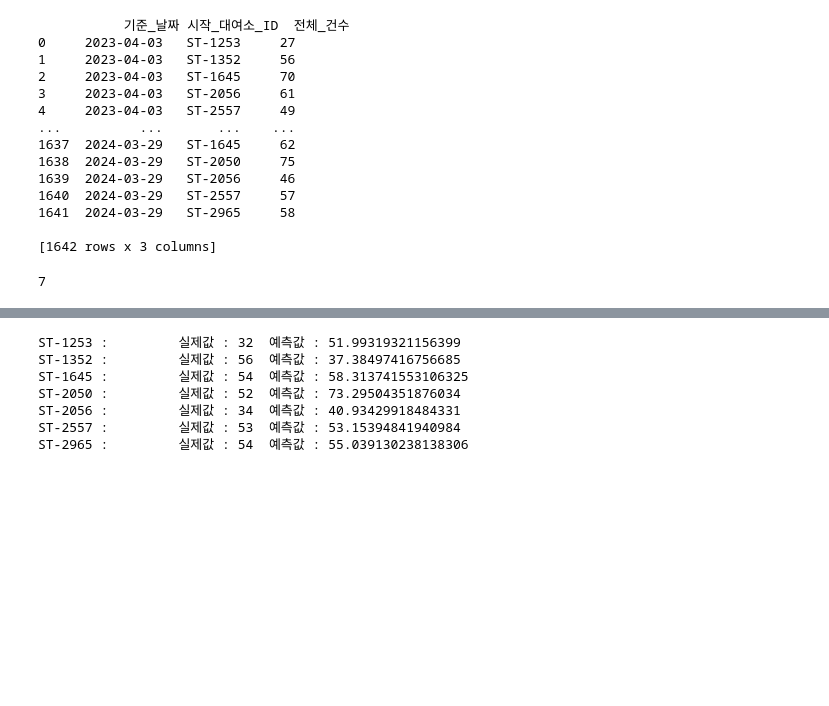
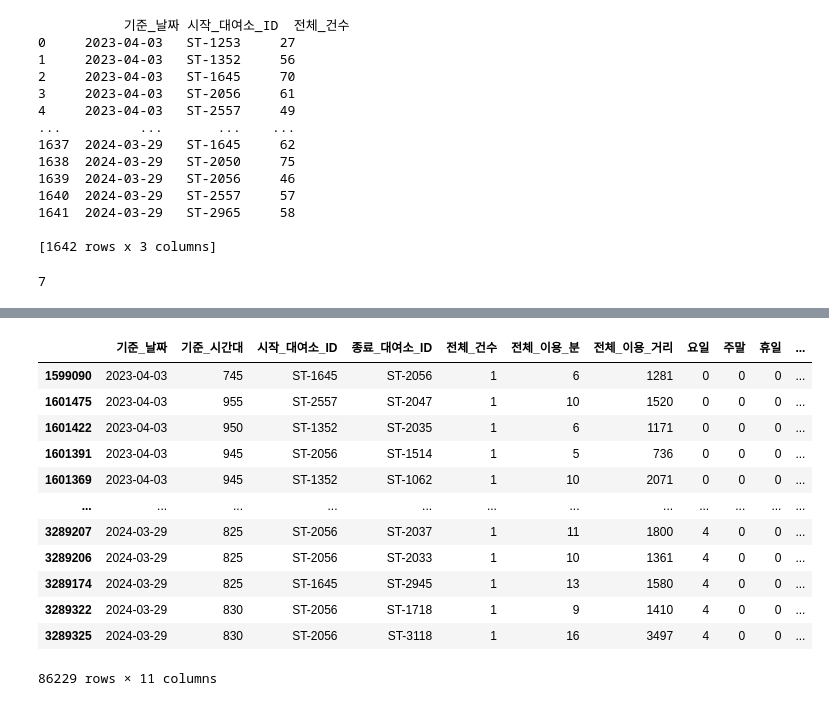
Before and after one commit to minseokpark6/SemiProject_Group3, a Jupyter notebook: Code/choiinwoo/20240507_자료.ipynb, the cells around one changed output, grey strips where cells are left out. Drawn from its saved outputs; the diff is of its cells as text; code cells hidden in the pictures; blank space fills up the shorter version.

```diff
--- a/Code/choiinwoo/20240507_자료.ipynb
+++ b/Code/choiinwoo/20240507_자료.ipynb
@@ -228,26 +238,0 @@ See the caveats in the documentation: https://pandas.pydata.org/pandas-docs/stab
-# %%
-check1 = pd.read_csv('tpss_bcycl_od_statnhm_20240401.csv',encoding='cp949')
-
-주거_강서_df1 = 주거_강서_df[주거_강서_df['시간대_구간'] == '06:00~10:00']
-# 전체 파일에서 1차 전처리 (집계_기준 2개 -> 1개로 줄임, 사용량 =0)
-check1 = check1[check1['집계_기준'] != '도착시간']
-check1 = check1[(check1['전체_이용_분'] != 0) & (check1['전체_이용_거리'] != 0)]
-
-check1['시간대_구간'] = check1['기준_시간대'].apply(divide_time_range)
-
-
-
-check1 = check1[check1['시간대_구간'] == '06:00~10:00']
-count=0
-for 주거_ID in 주거_IDs:
-    check =  check1[check1['시작_대여소_ID']==주거_ID]['전체_건수'].sum()
-    print(f"{주거_ID} :         실제값 : {check}  예측값 : {result[count]} ")
-    count+=1
-# %% [output]
-ST-1253 :         실제값 : 32  예측값 : 51.99319321156399
-ST-1352 :         실제값 : 56  예측값 : 37.38497416756685
-ST-1645 :         실제값 : 54  예측값 : 58.313741553106325
-ST-2050 :         실제값 : 52  예측값 : 73.29504351876034
-ST-2056 :         실제값 : 34  예측값 : 40.93429918484331
-ST-2557 :         실제값 : 53  예측값 : 53.15394841940984
-ST-2965 :         실제값 : 54  예측값 : 55.039130238138306
@@ -273,6 +277,22 @@ fig.update_layout(
 
 # 그래프 표시
 fig.show()
+# %%
+주거_강서_df1
+# %% [output]
+|  | 기준_날짜 | 기준_시간대 | 시작_대여소_ID | 종료_대여소_ID | 전체_건수 | 전체_이용_분 | 전체_이용_거리 | 요일 | 주말 | 휴일 | ... |
+| 1599090 | 2023-04-03 | 745 | ST-1645 | ST-2056 | 1 | 6 | 1281 | 0 | 0 | 0 | ... |
+| 1601475 | 2023-04-03 | 955 | ST-2557 | ST-2047 | 1 | 10 | 1520 | 0 | 0 | 0 | ... |
+| 1601422 | 2023-04-03 | 950 | ST-1352 | ST-2035 | 1 | 6 | 1171 | 0 | 0 | 0 | ... |
+| 1601391 | 2023-04-03 | 945 | ST-2056 | ST-1514 | 1 | 5 | 736 | 0 | 0 | 0 | ... |
+| 1601369 | 2023-04-03 | 945 | ST-1352 | ST-1062 | 1 | 10 | 2071 | 0 | 0 | 0 | ... |
+| ... | ... | ... | ... | ... | ... | ... | ... | ... | ... | ... | ... |
+| 3289207 | 2024-03-29 | 825 | ST-2056 | ST-2037 | 1 | 11 | 1800 | 4 | 0 | 0 | ... |
+| 3289206 | 2024-03-29 | 825 | ST-2056 | ST-2033 | 1 | 10 | 1361 | 4 | 0 | 0 | ... |
+| 3289174 | 2024-03-29 | 825 | ST-1645 | ST-2945 | 1 | 13 | 1580 | 4 | 0 | 0 | ... |
+| 3289322 | 2024-03-29 | 830 | ST-2056 | ST-1718 | 1 | 9 | 1410 | 4 | 0 | 0 | ... |
+| 3289325 | 2024-03-29 | 830 | ST-2056 | ST-3118 | 1 | 16 | 3497 | 4 | 0 | 0 | ... |
+86229 rows × 11 columns
 # %%
 from pmdarima import auto_arima
 
```
Also changed, not shown: parts of 5 cells of this notebook, 1 other file.
